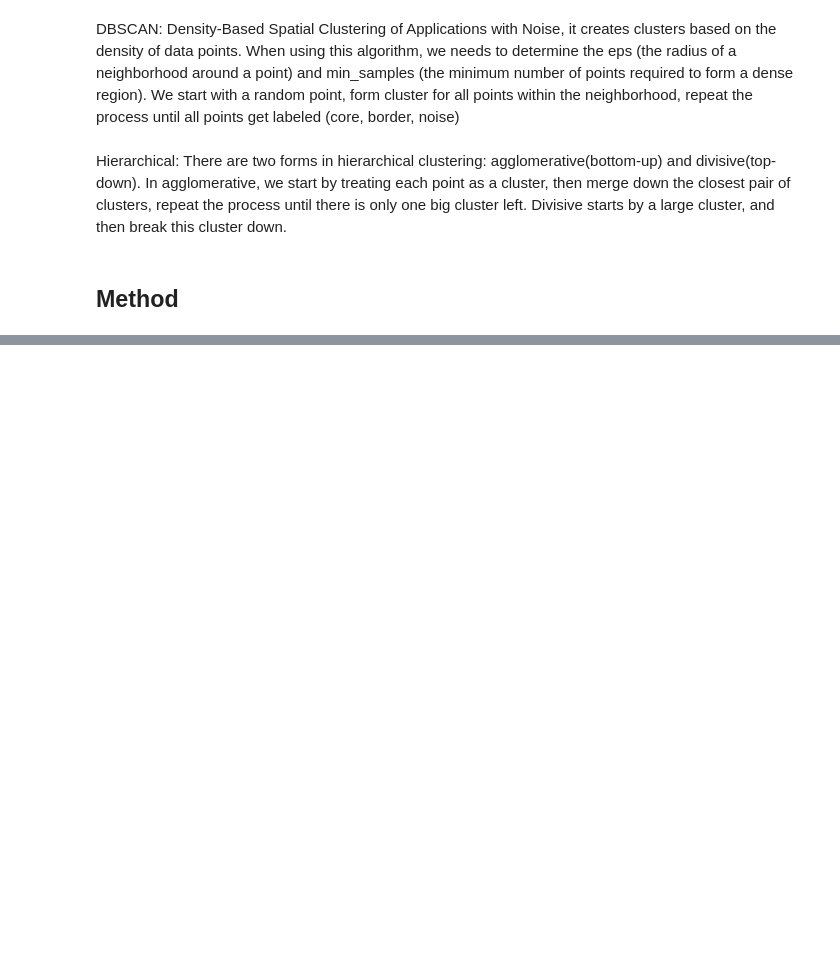
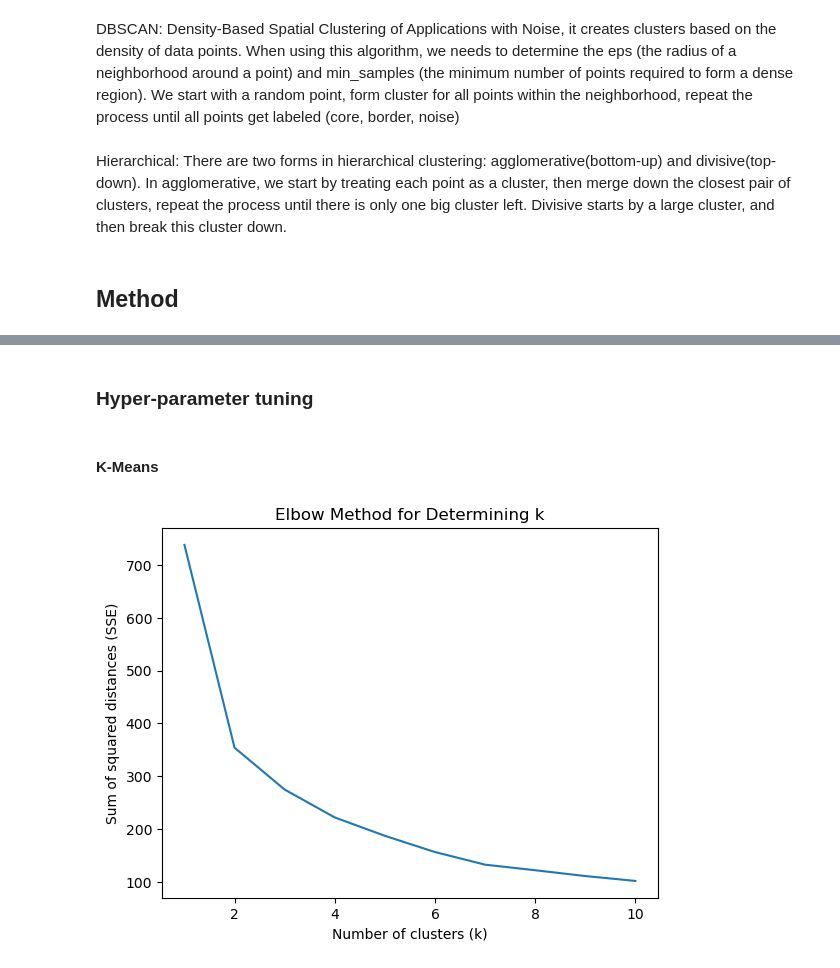
Before and after one commit to anly501/dsan-5000-project-rongmusun, a Jupyter notebook: my_website/Clustering.ipynb, the cells around one changed output, grey strips where cells are left out. Cells and saved outputs as stored; diff of their text form; code cells hidden in the pictures; blank space fills up the shorter version.

Commit message:
cluster

```diff
--- a/my_website/Clustering.ipynb
+++ b/my_website/Clustering.ipynb
@@ -24,0 +29,10 @@ Hierarchical: There are two forms in hierarchical clustering: agglomerative(bott
+# %%
+import pandas as pd
+import numpy as np
+import seaborn as sns
+import matplotlib.pyplot as plt
+from sklearn.cluster import KMeans
+from sklearn.preprocessing import StandardScaler
+
+AAPL = pd.read_csv('AAPL_Cleaned.csv')
+AAPL.head()
@@ -24,0 +48,5 @@ Hierarchical: There are two forms in hierarchical clustering: agglomerative(bott
+# %%
+AAPL = AAPL.drop('timestamp', axis=1)
+AAPL = AAPL.drop('Unnamed: 0', axis=1)
+AAPL = AAPL.dropna()
+AAPL.head()
@@ -24,0 +60,21 @@ Hierarchical: There are two forms in hierarchical clustering: agglomerative(bott
+# %% [markdown]
+### Hyper-parameter tuning
+# %% [markdown]
+#### K-Means
+# %%
+scaler = StandardScaler()
+df_scaled = scaler.fit_transform(AAPL)
+sse = []
+for k in range(1, 11):
+    kmeans = KMeans(n_clusters=k, random_state=42)
+    kmeans.fit(df_scaled)
+    sse.append(kmeans.inertia_)
+# %%
+plt.figure()
+plt.plot(range(1, 11), sse)
+plt.title('Elbow Method for Determining k')
+plt.xlabel('Number of clusters (k)')
+plt.ylabel('Sum of squared distances (SSE)')
+plt.show()
+# %% [output]
+[figure, added]
```
Also changed, not shown: parts of 11 cells of this notebook.
